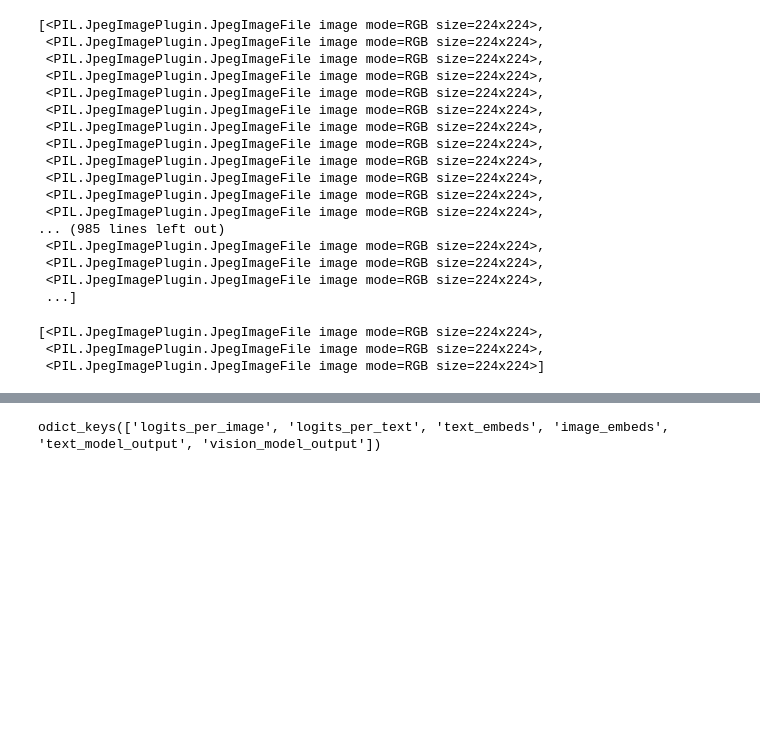
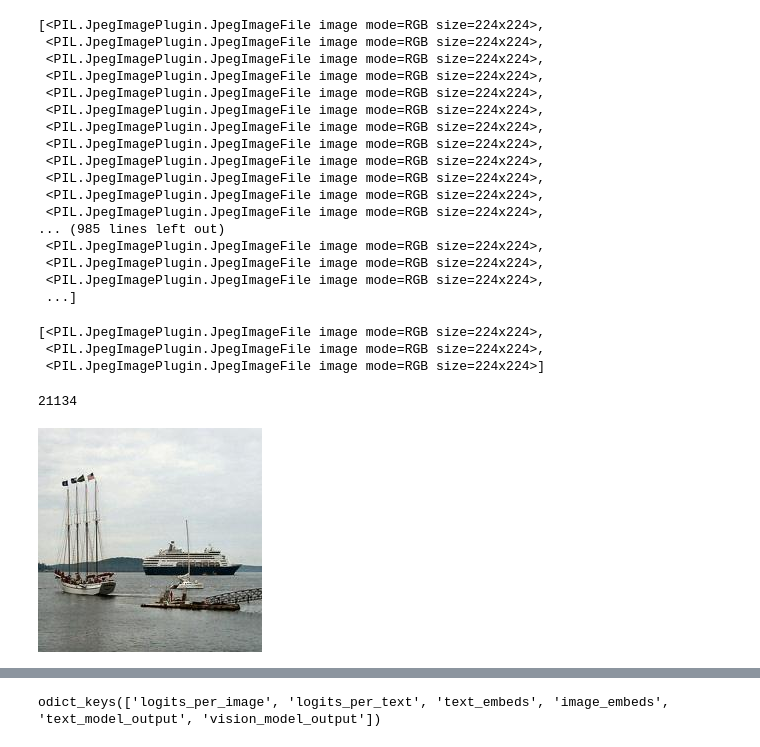
Before and after one commit to marreapato/Deep_Learning_Course, a Jupyter notebook: all_labels_VLModel_Lucas_Rabelo_modelo_clip.ipynb, the cells around one changed output, grey strips where cells are left out. Saved outputs shown, nothing was run; the diff lists cells and outputs as text; code cells hidden in the pictures; blank space fills up the shorter version.

```diff
--- a/all_labels_VLModel_Lucas_Rabelo_modelo_clip.ipynb
+++ b/all_labels_VLModel_Lucas_Rabelo_modelo_clip.ipynb
@@ -160,0 +165,8 @@ images_vector[0:3]
+# %%
+len(images_vector)
+# %% [output]
+21134
+# %%
+images_vector[9]
+# %% [output]
+[figure, added]
```
Also changed, not shown: parts of 13 cells of this notebook.
